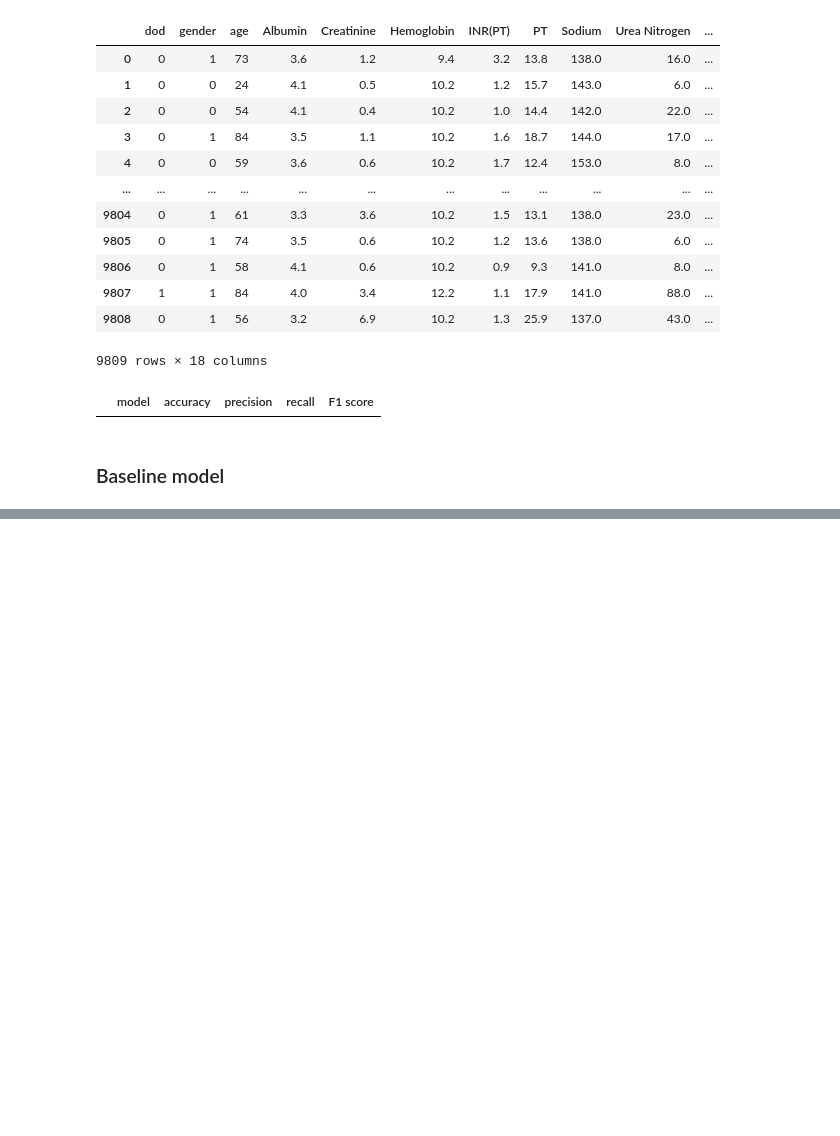
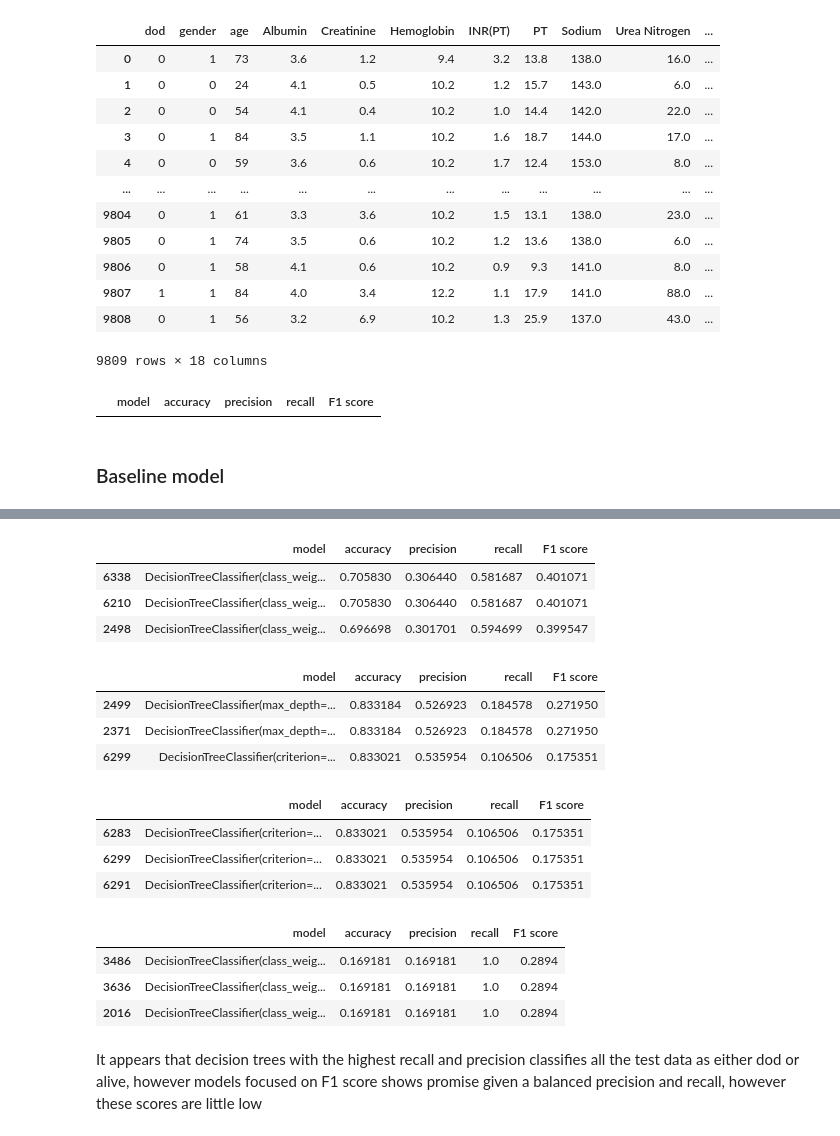
Before and after one commit to gracelovesyah/ml-and-health-predict-mortality-rate, a Jupyter notebook: notebook/Decision Tree Optimisation/4_decisionTreeOpt.ipynb, the cells around one changed output, grey strips where cells are left out. Cells and saved outputs as stored; diff of their text form; code cells hidden in the pictures; blank space fills up the shorter version.

```diff
--- a/notebook/Decision Tree Optimisation/4_decisionTreeOpt.ipynb
+++ b/notebook/Decision Tree Optimisation/4_decisionTreeOpt.ipynb
@@ -124,0 +188,30 @@ f1_score:  0.36167639081995306
+# %%
+model_comparison_DF.sort_values(by=['F1 score'], ascending=False).head(3)
+# %% [output]
+|  | model | accuracy | precision | recall | F1 score |
+| 6338 | DecisionTreeClassifier(class_weig... | 0.705830 | 0.306440 | 0.581687 | 0.401071 |
+| 6210 | DecisionTreeClassifier(class_weig... | 0.705830 | 0.306440 | 0.581687 | 0.401071 |
+| 2498 | DecisionTreeClassifier(class_weig... | 0.696698 | 0.301701 | 0.594699 | 0.399547 |
+# %%
+model_comparison_DF.sort_values(by=['accuracy'], ascending=False).head(3)
+# %% [output]
+|  | model | accuracy | precision | recall | F1 score |
+| 2499 | DecisionTreeClassifier(max_depth=... | 0.833184 | 0.526923 | 0.184578 | 0.271950 |
+| 2371 | DecisionTreeClassifier(max_depth=... | 0.833184 | 0.526923 | 0.184578 | 0.271950 |
+| 6299 | DecisionTreeClassifier(criterion=... | 0.833021 | 0.535954 | 0.106506 | 0.175351 |
+# %%
+model_comparison_DF.sort_values(by=['precision'], ascending=False).head(3)
+# %% [output]
+|  | model | accuracy | precision | recall | F1 score |
+| 6283 | DecisionTreeClassifier(criterion=... | 0.833021 | 0.535954 | 0.106506 | 0.175351 |
+| 6299 | DecisionTreeClassifier(criterion=... | 0.833021 | 0.535954 | 0.106506 | 0.175351 |
+| 6291 | DecisionTreeClassifier(criterion=... | 0.833021 | 0.535954 | 0.106506 | 0.175351 |
+# %%
+model_comparison_DF.sort_values(by=['recall'], ascending=False).head(3)
+# %% [output]
+|  | model | accuracy | precision | recall | F1 score |
+| 3486 | DecisionTreeClassifier(class_weig... | 0.169181 | 0.169181 | 1.0 | 0.2894 |
+| 3636 | DecisionTreeClassifier(class_weig... | 0.169181 | 0.169181 | 1.0 | 0.2894 |
+| 2016 | DecisionTreeClassifier(class_weig... | 0.169181 | 0.169181 | 1.0 | 0.2894 |
+# %% [markdown]
+It appears that decision trees with the highest recall and precision classifies all the test data as either dod or alive, however models focused on F1 score shows promise given a balanced precision and recall, however these scores are little low
```
Also changed, not shown: parts of 23 cells of this notebook, 1 other file.
